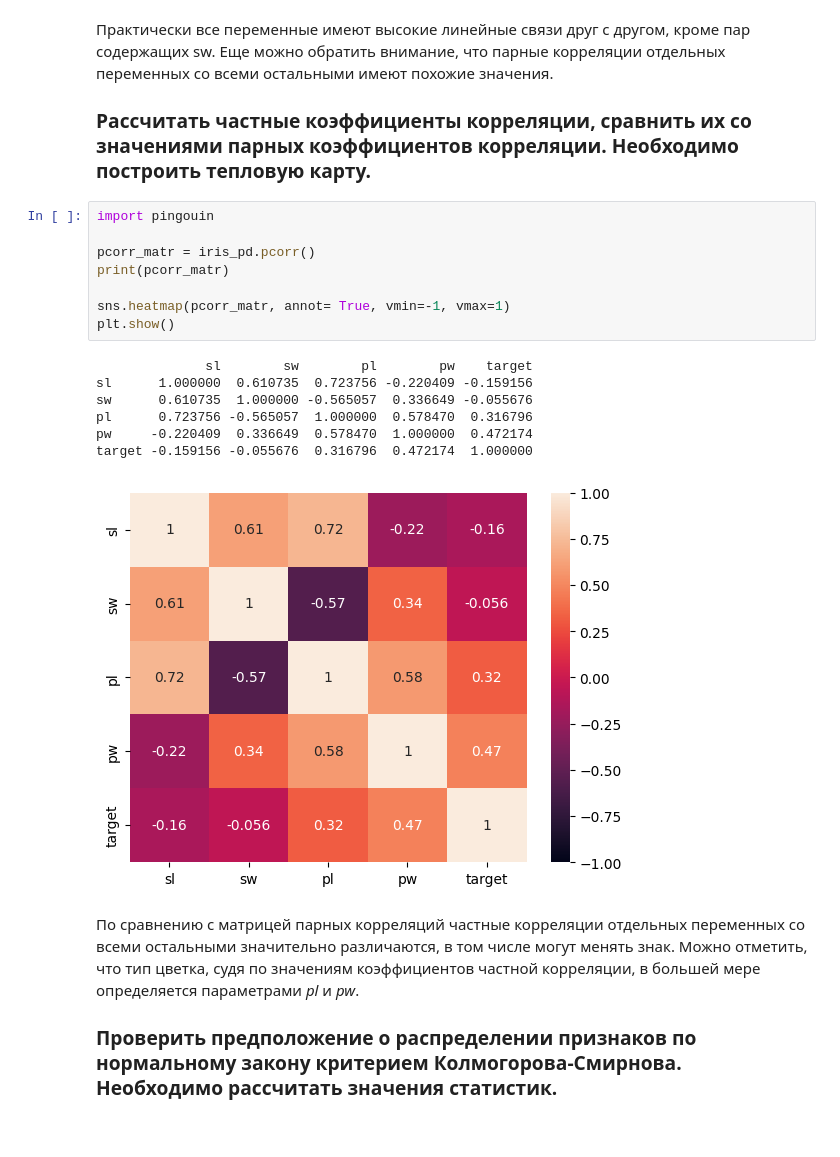
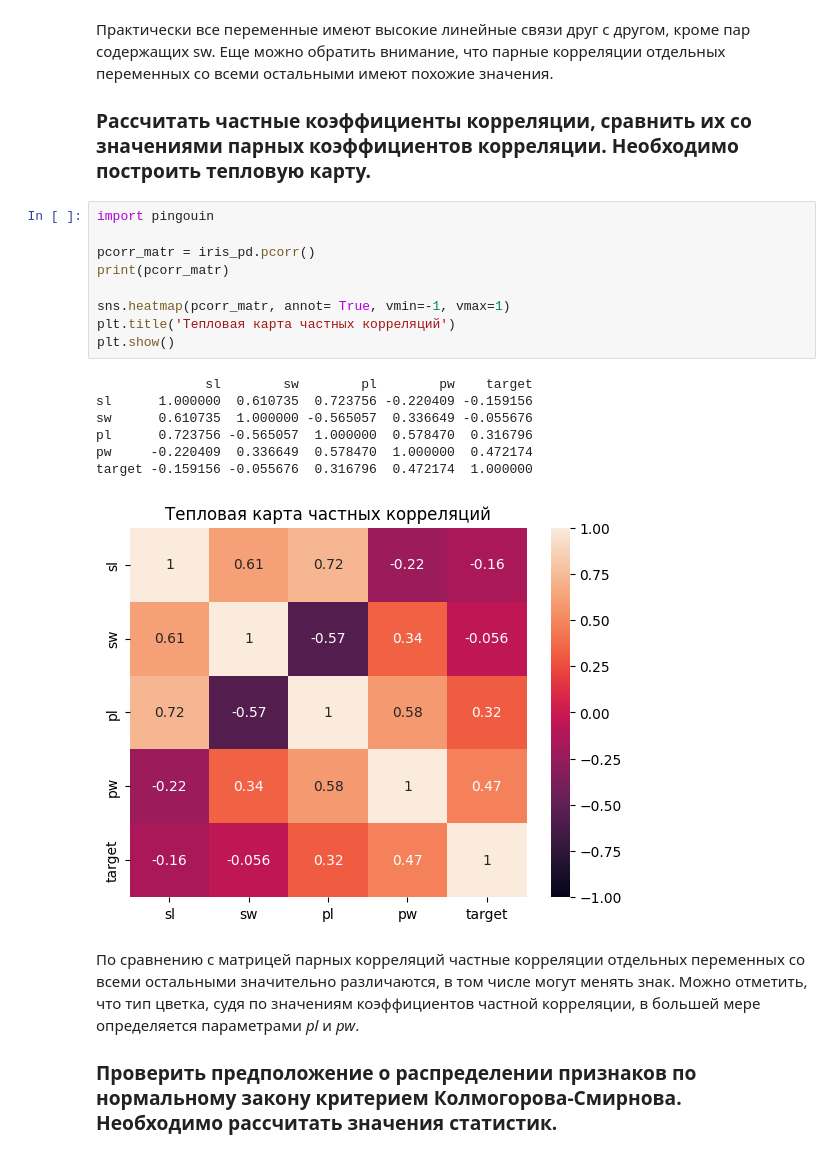
Before and after one commit to ZOaZOaZoa/IAD_lab01, a Jupyter notebook: lab01.ipynb, the cells around one changed output. Saved outputs shown, nothing was run; the diff lists cells and outputs as text.

```diff
--- a/lab01.ipynb
+++ b/lab01.ipynb
@@ -71,19 +73,20 @@ target  0.782561 -0.426658  0.949035  0.956547  1.000000
 # %%
 import pingouin
 
 pcorr_matr = iris_pd.pcorr()
 print(pcorr_matr)
 
 sns.heatmap(pcorr_matr, annot= True, vmin=-1, vmax=1)
+plt.title('Тепловая карта частных корреляций')
 plt.show()
 # %% [output]
               sl        sw        pl        pw    target
 sl      1.000000  0.610735  0.723756 -0.220409 -0.159156
 sw      0.610735  1.000000 -0.565057  0.336649 -0.055676
 pl      0.723756 -0.565057  1.000000  0.578470  0.316796
 pw     -0.220409  0.336649  0.578470  1.000000  0.472174
 target -0.159156 -0.055676  0.316796  0.472174  1.000000
-[figure, old version]
+[figure, new version]
 # %% [markdown]
 По сравнению с матрицей парных корреляций частные корреляции отдельных переменных со всеми остальными значительно различаются, в том числе могут менять знак. Можно отметить, что тип цветка, судя по значениям коэффициентов частной корреляции, в большей мере определяется параметрами *pl* и *pw*.
 
```
Also changed, not shown: parts of 4 cells of this notebook.
